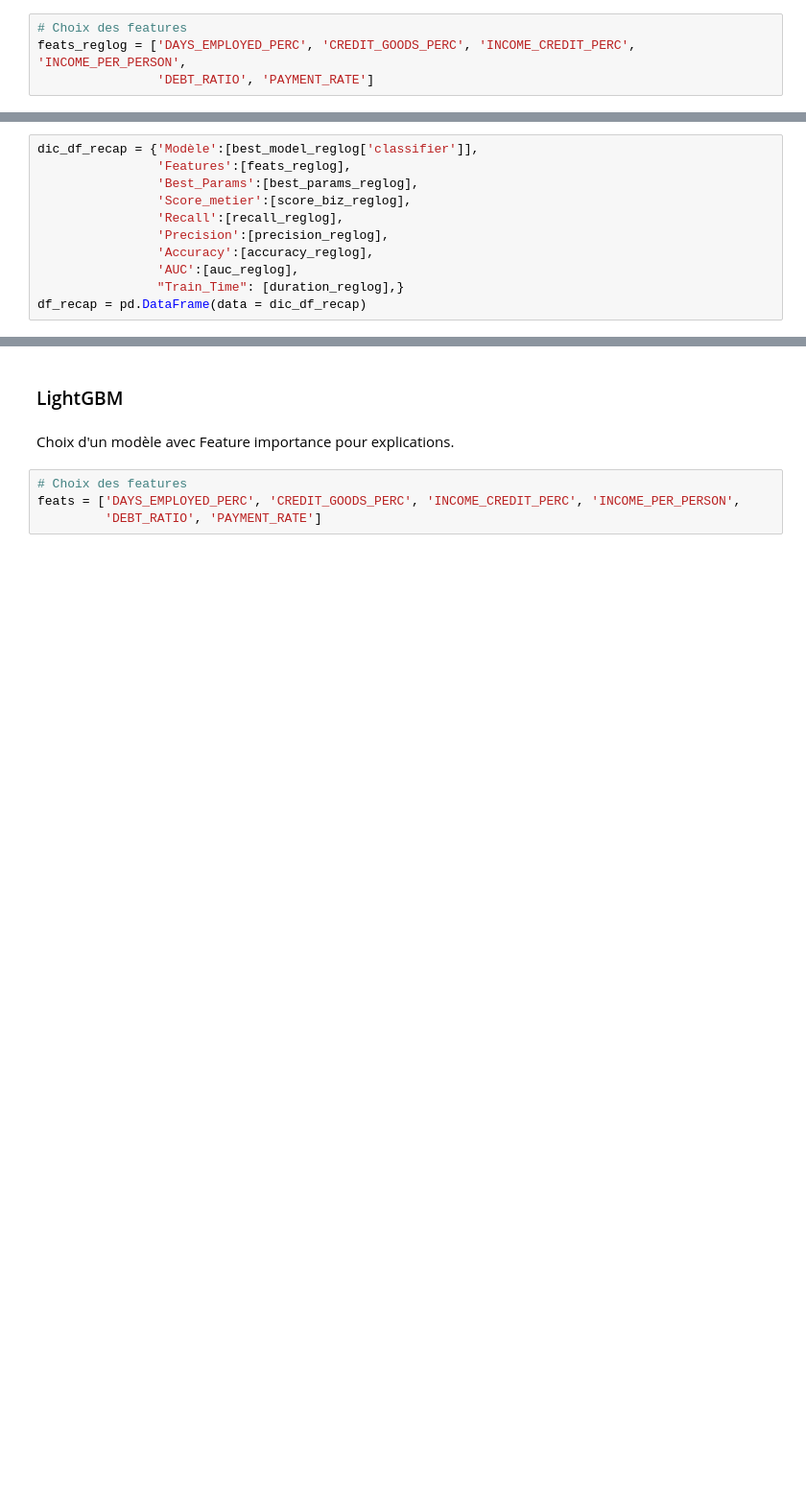
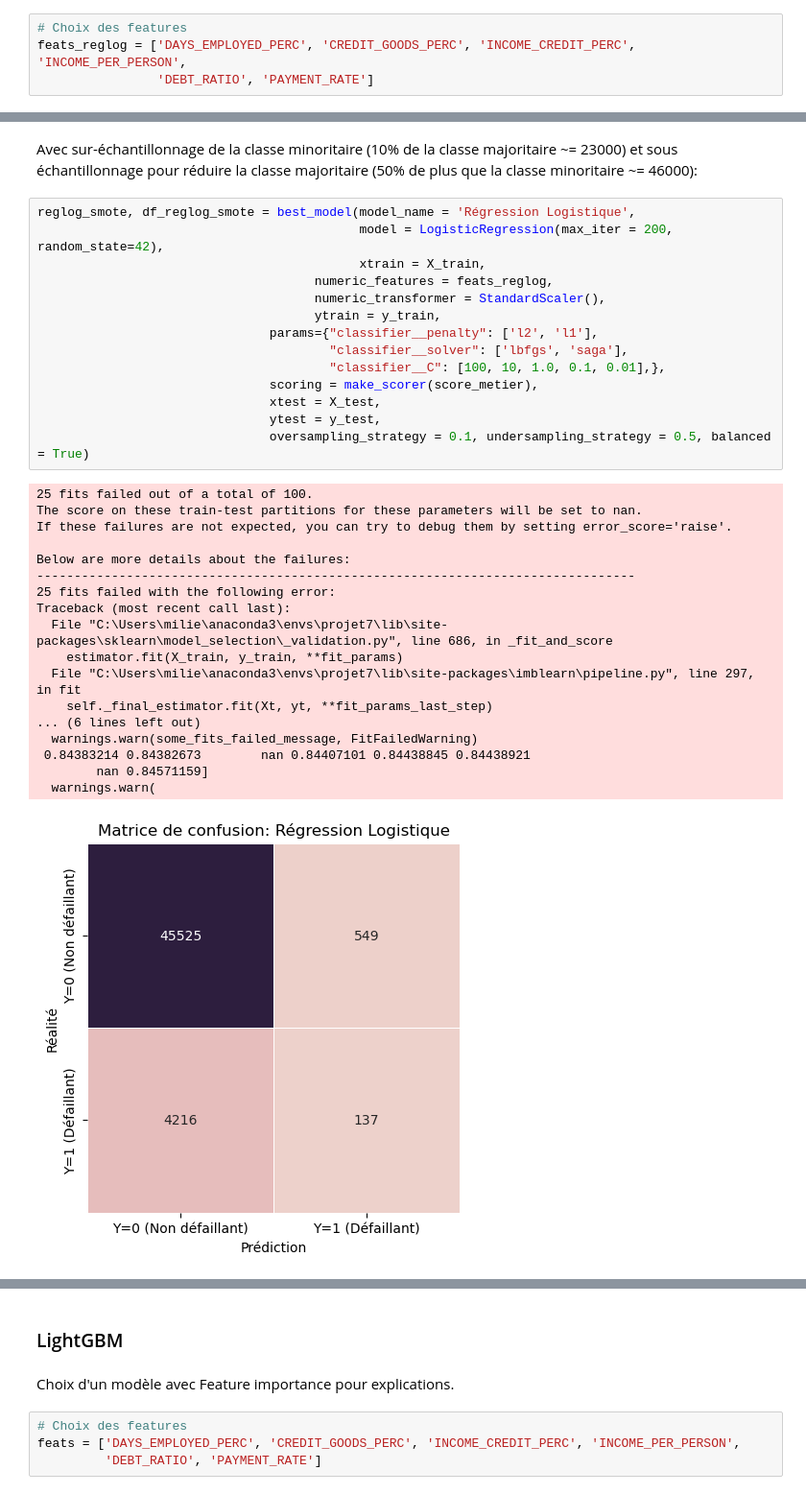
Before and after one commit to Milie-Mimi/OC_DS_Project7_, a Jupyter notebook: GROSCHENE_Emilie_2_model_032023.ipynb, the cells around one changed output, grey strips where cells are left out. Shown at 96% size. Drawn from its saved outputs; the diff is of its cells as text; blank space fills up the shorter version.

```diff
--- a/GROSCHENE_Emilie_2_model_032023.ipynb
+++ b/GROSCHENE_Emilie_2_model_032023.ipynb
@@ -604,11 +527,0 @@ Train time: 332.88
-# %%
-dic_df_recap = {'Modèle':[best_model_reglog['classifier']],
-                'Features':[feats_reglog],
-                'Best_Params':[best_params_reglog],
-                'Score_metier':[score_biz_reglog],
-                'Recall':[recall_reglog],
-                'Precision':[precision_reglog],
-                'Accuracy':[accuracy_reglog],
-                'AUC':[auc_reglog],
-                "Train_Time": [duration_reglog],}
-df_recap = pd.DataFrame(data = dic_df_recap)
@@ -778,0 +773,35 @@ https://vitalflux.com/class-imbalance-class-weight-python-sklearn/
+# %% [markdown]
+Avec sur-échantillonnage de la classe minoritaire (10% de la classe majoritaire ~= 23000) et sous échantillonnage pour réduire la classe majoritaire (50% de plus que la classe minoritaire ~= 46000):
+# %%
+reglog_smote, df_reglog_smote = best_model(model_name = 'Régression Logistique',
+                                           model = LogisticRegression(max_iter = 200, random_state=42),
+                                           xtrain = X_train,
+                                     numeric_features = feats_reglog,
+                                     numeric_transformer = StandardScaler(),
+                                     ytrain = y_train,
+                               params={"classifier__penalty": ['l2', 'l1'],
+                                       "classifier__solver": ['lbfgs', 'saga'],
+                                       "classifier__C": [100, 10, 1.0, 0.1, 0.01],},
+                               scoring = make_scorer(score_metier),
+                               xtest = X_test,
+                               ytest = y_test,
+                               oversampling_strategy = 0.1, undersampling_strategy = 0.5, balanced = True)
+# %% [output]
+25 fits failed out of a total of 100.
+The score on these train-test partitions for these parameters will be set to nan.
+If these failures are not expected, you can try to debug them by setting error_score='raise'.
+
+Below are more details about the failures:
+--------------------------------------------------------------------------------
+25 fits failed with the following error:
+Traceback (most recent call last):
+  File "C:\Users\milie\anaconda3\envs\projet7\lib\site-packages\sklearn\model_selection\_validation.py", line 686, in _fit_and_score
+    estimator.fit(X_train, y_train, **fit_params)
+  File "C:\Users\milie\anaconda3\envs\projet7\lib\site-packages\imblearn\pipeline.py", line 297, in fit
+    self._final_estimator.fit(Xt, yt, **fit_params_last_step)
+... (6 lines left out)
+  warnings.warn(some_fits_failed_message, FitFailedWarning)
+ 0.84383214 0.84382673        nan 0.84407101 0.84438845 0.84438921
+        nan 0.84571159]
+  warnings.warn(
+[figure, added]
```
Also changed, not shown: parts of 73 cells of this notebook.
